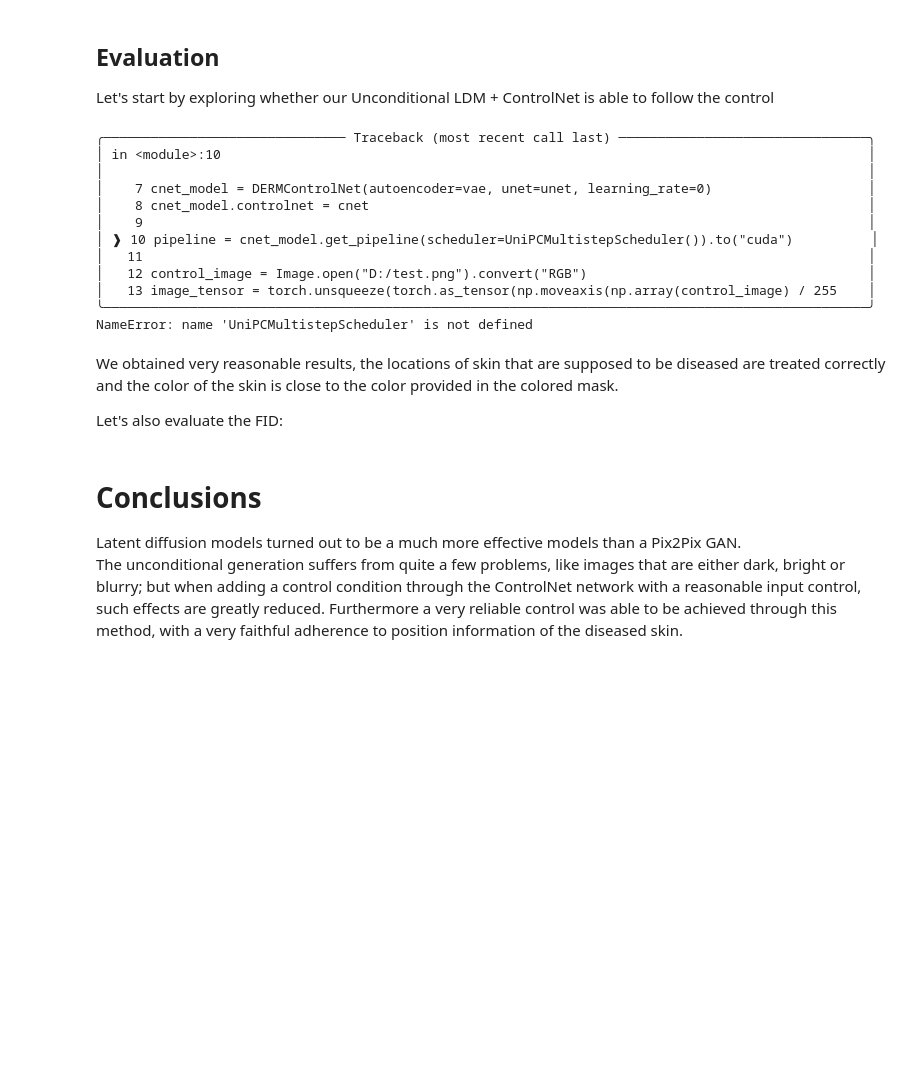
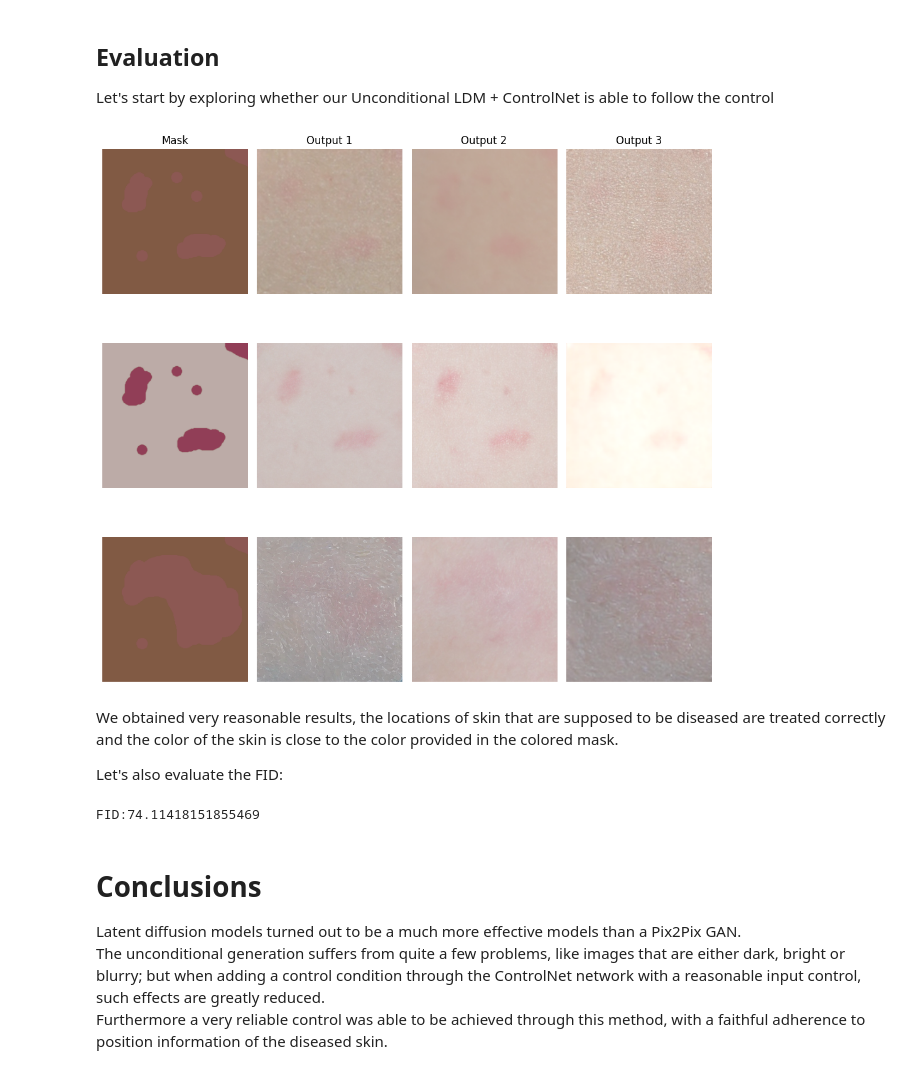
Before and after one commit to aequitas-aod/experiments-synthetic-generation-clinical-skin-images, a Jupyter notebook: DERMDiff.ipynb, the cells around one changed output. Saved outputs shown, nothing was run; the diff lists cells and outputs as text; code cells hidden in the pictures; blank space fills up the shorter version.

```diff
--- a/DERMDiff.ipynb
+++ b/DERMDiff.ipynb
@@ -220,7 +249,7 @@ fid = FrechetInceptionDistance(normalize=True).to(device)
 psnrs = []
 ssims = []
 
-dl = DataLoader(pair_dataset, batch_size=32)
+dl = DataLoader(pair_dataset, batch_size=32,collate_fn=pair_collate_fn)
 
 for idx, batch in enumerate(dl):
     data= batch["img"]
@@ -462,7 +493,7 @@ unipc = UniPCMultistepScheduler()
 ddim = DDIMScheduler()
 pipeline = model.get_pipeline(scheduler=unipc).to("cuda")
 
-generated_images = pipeline(batch_size=12, height=256, width=256, num_inference_steps=50, generator=torch.Generator().manual_seed(30)).images
+generated_images = pipeline(batch_size=12, height=256, width=256, num_inference_steps=100, generator=torch.Generator().manual_seed(30)).images
 
 rows = 3
 cols = 4
@@ -701,47 +732,41 @@ Let's start by exploring whether our Unconditional LDM + ControlNet is able to f
 # %%
 vae = AutoencoderKL.from_pretrained("D:/DERMControlNet/vae")
 unet = UNet2DModelC.from_pretrained("D:/DERMControlNet/unet")
 cnet = CControlNetModel.from_unet(unet)
 cnet_state_dict = torch.load("D:/DERMControlNet/controlnet/diffusion_pytorch_model.bin", map_location="cuda")
 cnet.load_state_dict(cnet_state_dict)
 
 cnet_model = DERMControlNet(autoencoder=vae, unet=unet, learning_rate=0)
 cnet_model.controlnet = cnet
 
 cnet_pipeline = cnet_model.get_pipeline(scheduler=UniPCMultistepScheduler()).to("cuda")
 
-test_masks = ["D:/mask1.png", "D:/mask2.png", "D:/mask3.png"]
+test_masks = ["D:/test_images/mask1.png", "D:/test_images/mask2.png", "D:/test_images/mask3.png"]
 
 bs = 3
 fig, axes = plt.subplots(len(test_masks), 1+bs, figsize=(10, 10))
 
 for i,mask_path in enumerate(test_masks):
+    if i == 0:
+        axes[i,0].set_title("Mask")
+        for j in range(1,bs+1):
+            axes[i,j].set_title(f"Output {j}")
+
     mask = Image.open(mask_path).convert("RGB")
 
     image_tensor = torch.unsqueeze(torch.as_tensor(np.moveaxis(np.array(mask) / 255,-1,0)),0)
     with torch.no_grad():
-        images = pipeline(batch_size=bs, image=image_tensor, height=256, width=256, num_inference_steps=50).images
+        images = cnet_pipeline(batch_size=bs, image=image_tensor, height=256, width=256, num_inference_steps=100).images
     axes[i,0].imshow(mask)
     axes[i,0].axis('off')
     for j in range(1,bs+1):
-        axes[i,j].imshow(images[j])
+        axes[i,j].imshow(images[j-1])
         axes[i,j].axis('off')
 
 plt.tight_layout()
 plt.show()
 # %% [output]
-╭─────────────────────────────── Traceback (most recent call last) ────────────────────────────────╮
-│ in <module>:10                                                                                   │
-│                                                                                                  │
-│    7 cnet_model = DERMControlNet(autoencoder=vae, unet=unet, learning_rate=0)                    │
-│    8 cnet_model.controlnet = cnet                                                                │
-│    9                                                                                             │
-│ ❱ 10 pipeline = cnet_model.get_pipeline(scheduler=UniPCMultistepScheduler()).to("cuda")          │
-│   11                                                                                             │
-│   12 control_image = Image.open("D:/test.png").convert("RGB")                                    │
-│   13 image_tensor = torch.unsqueeze(torch.as_tensor(np.moveaxis(np.array(control_image) / 255    │
-╰──────────────────────────────────────────────────────────────────────────────────────────────────╯
-NameError: name 'UniPCMultistepScheduler' is not defined
+[figure, added]
 # %% [markdown]
 We obtained very reasonable results, the locations of skin that are supposed to be diseased are treated correctly and the color of the skin is close to the color provided in the colored mask.
 
@@ -752,19 +777,23 @@ Let's also evaluate the FID:
 device = 'cuda'
 from torchmetrics.image.fid import FrechetInceptionDistance
 fid = FrechetInceptionDistance(normalize=True).to(device)
+bs = 64
+dl = DataLoader(pair_dataset, batch_size=bs, num_workers=0, collate_fn=pair_collate_fn)
 
-for batch in val_dl:
-    for bi in range(batch["img"].shape[0]):
-        image_tensor = torch.unsqueeze(batch["mask"][bi,...],0)
-        with torch.no_grad():
-            images = cnet_pipeline(batch_size=1, image=image_tensor, height=256, width=256, num_inference_steps=100).images
-            images = torch.as_tensor(np.moveaxis(images, -1,1)).to(device)
-        fid.update(images, real=False)
+for batch in dl:
+    image_tensor = batch["mask"]
+    with torch.no_grad():
+        images = cnet_pipeline(batch_size=image_tensor.shape[0], image=image_tensor,
+                               height=256, width=256, num_inference_steps=100, output_type="np").images
+        images = torch.as_tensor(np.moveaxis(images, -1,1)).to(device)
+    fid.update(images, real=False)
     fid.update(batch["img"].to(device), real=True)
 print(f"FID:{fid.compute()}")
+# %% [output]
+FID:74.11418151855469
 # %% [markdown]
 # Conclusions
 
 Latent diffusion models turned out to be a much more effective models than a Pix2Pix GAN.
 The unconditional generation suffers from quite a few problems, like images that are either dark, bright or blurry; but when adding a control condition through the ControlNet network with a reasonable input control, such effects are greatly reduced.
-Furthermore a very reliable control was able to be achieved through this method, with a very faithful adherence to position information of the diseased skin.
+Furthermore a very reliable control was able to be achieved through this method, with a faithful adherence to position information of the diseased skin.
```
Also changed, not shown: parts of 11 cells of this notebook, 1 other file.
